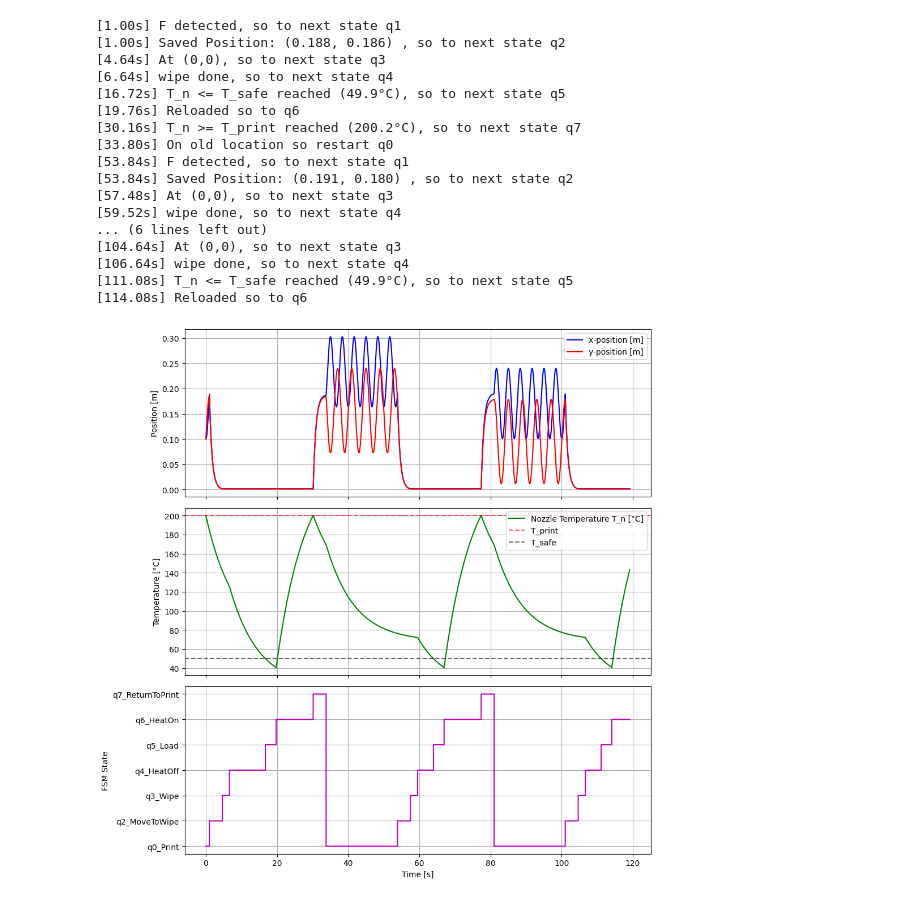
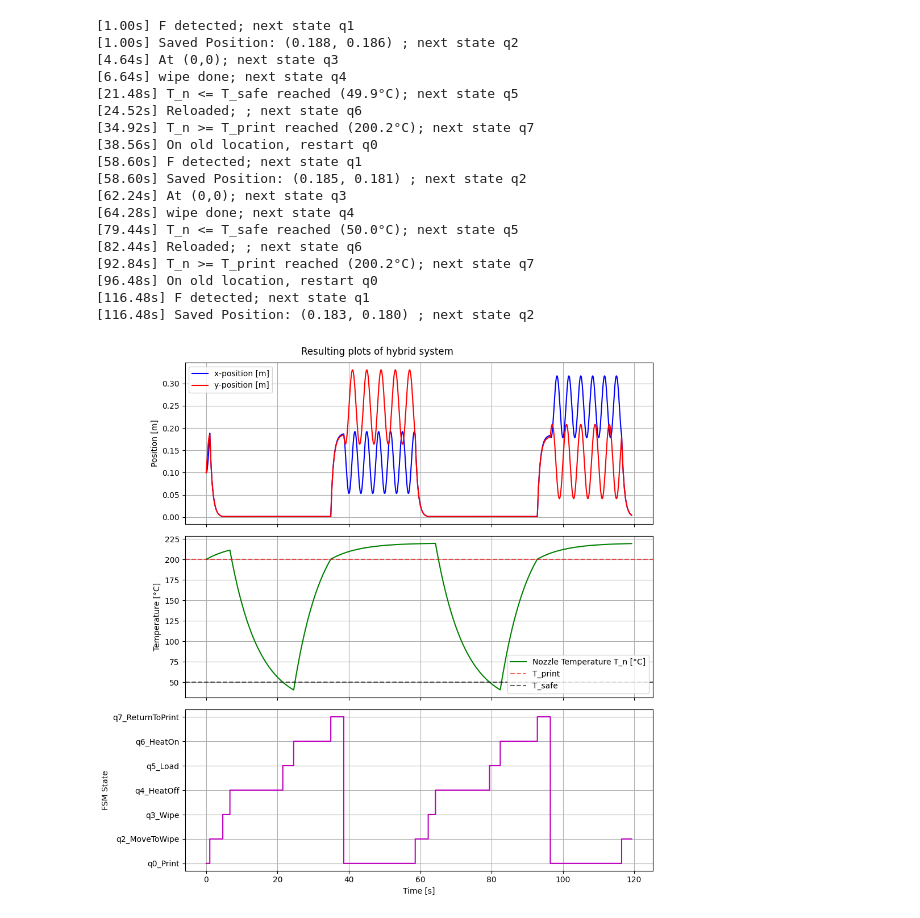
Before and after one commit to JeroenL12/Modelling-of-Dynamical-System---Report, a Jupyter notebook: Hybrid system code.ipynb, the cells around one changed output. Cells and saved outputs as stored; diff of their text form; code cells hidden in the pictures.

```diff
--- a/Hybrid system code.ipynb
+++ b/Hybrid system code.ipynb
@@ -83,38 +83,38 @@ def run_hybrid_simulation():
             omega = 2.0 * np.pi
             ux = 5.0 * np.sin(0.3*omega * t_current)
             uy = 5.0 * np.cos(0.25*omega * t_current)
-            un = 12.0
+            un = 50.0
 
             if t_current >= trigger_F_time:
                 state = 'q1_Save'
                 trigger_F_time = np.inf
-                print(f"[{t_current:.2f}s] F detected, so to next state q1")
+                print(f"[{t_current:.2f}s] F detected; next state q1")
                 continue
 
         elif state == 'q1_Save':
             # Save current location
             x_saved, y_saved = x0[0], x0[3]
             ux, uy, un = 0.0, 0.0, 12.0
-            print(f"[{t_current:.2f}s] Saved Position: ({x_saved:.3f}, {y_saved:.3f}) , so to next state q2")
+            print(f"[{t_current:.2f}s] Saved Position: ({x_saved:.3f}, {y_saved:.3f}) ; next state q2")
             state = 'q2_MoveToWipe'
             continue
 
         elif state == 'q2_MoveToWipe':
             # Drive to (0,0)
             ux, uy = position_controller(x0[0], x0[3], 0.0, 0.0)
-            un = 12.0
+            un = 50.0
             #Guard check near 0,0
             if np.hypot(x0[0], x0[3]) < 0.002 and np.hypot(x0[1], x0[4]) < 0.01:
                 state = 'q3_Wipe'
                 timer_start = t_current
-                print(f"[{t_current:.2f}s] At (0,0), so to next state q3")
+                print(f"[{t_current:.2f}s] At (0,0); next state q3")
                 continue
 
         elif state == 'q3_Wipe':
-            ux, uy, un = 0.0, 0.0, 12.0
+            ux, uy, un = 0.0, 0.0, 50.0
             if t_current - timer_start >= WIPE_TIME:
                 state = 'q4_HeatOff'
-                print(f"[{t_current:.2f}s] wipe done, so to next state q4")
+                print(f"[{t_current:.2f}s] wipe done; next state q4")
                 continue
 
         elif state == 'q4_HeatOff':
@@ -123,14 +123,14 @@ def run_hybrid_simulation():
             if x0[6] <= T_safe:
                 state = 'q5_Load'
                 timer_start = t_current
-                print(f"[{t_current:.2f}s] T_n <= T_safe reached ({x0[6]:.1f}°C), so to next state q5")
+                print(f"[{t_current:.2f}s] T_n <= T_safe reached ({x0[6]:.1f}°C); next state q5")
                 continue
 
         elif state == 'q5_Load':
             ux, uy, un = 0.0, 0.0, 0.0
             if t_current - timer_start >= LOAD_TIME:
                 state = 'q6_HeatOn'
-                print(f"[{t_current:.2f}s] Reloaded so to q6")
+                print(f"[{t_current:.2f}s] Reloaded; ; next state q6")
                 continue
 
         elif state == 'q6_HeatOn':
@@ -138,17 +138,17 @@ def run_hybrid_simulation():
             # Guard check temp is on target level
             if x0[6] >= T_print:
                 state = 'q7_ReturnToPrint'
-                print(f"[{t_current:.2f}s] T_n >= T_print reached ({x0[6]:.1f}°C), so to next state q7")
+                print(f"[{t_current:.2f}s] T_n >= T_print reached ({x0[6]:.1f}°C); next state q7")
                 continue
 
         elif state == 'q7_ReturnToPrint':
             ux, uy = position_controller(x0[0], x0[3], x_saved, y_saved)
-            un = 24.0
+            un = 50.0
             # Guard return to saved position
             if np.hypot(x0[0] - x_saved, x0[3] - y_saved) < 0.002:
                 state = 'q0_Print'
                 trigger_F_time = t_current + 20.0
-                print(f"[{t_current:.2f}s] On old location so restart q0")
+                print(f"[{t_current:.2f}s] On old location, restart q0")
                 continue
 
         dt = 0.04
@@ -168,48 +168,50 @@ def run_hybrid_simulation():
 
 t, x_data, states = run_hybrid_simulation()
 
 fig, axes = plt.subplots(3, 1, figsize=(10, 10), sharex=True)
 
+fig.suptitle('Resulting plots of hybrid system')
 axes[0].plot(t, x_data[:, 0], label='x-position [m]', color='b')
 axes[0].plot(t, x_data[:, 3], label='y-position [m]', color='r')
 axes[0].set_ylabel('Position [m]')
 axes[0].legend()
 axes[0].grid(True)
 
 axes[1].plot(t, x_data[:, 6], label='Nozzle Temperature T_n [°C]', color='g')
 axes[1].axhline(T_print, linestyle='--', color='r', alpha=0.6, label='T_print')
 axes[1].axhline(T_safe, linestyle='--', color='k', alpha=0.6, label='T_safe')
 axes[1].set_ylabel('Temperature [°C]')
 axes[1].legend()
 axes[1].grid(True)
 
 unique_states = sorted(list(set(states)), key=lambda s: states.index(s))
 state_indices = [unique_states.index(s) for s in states]
 axes[2].step(t, state_indices, where='post', color='m')
 axes[2].set_yticks(range(len(unique_states)))
 axes[2].set_yticklabels(unique_states)
 axes[2].set_ylabel('FSM State')
 axes[2].set_xlabel('Time [s]')
 axes[2].grid(True)
 
 plt.tight_layout()
 plt.show()
 # %% [output]
-[1.00s] F detected, so to next state q1
-[1.00s] Saved Position: (0.188, 0.186) , so to next state q2
-[4.64s] At (0,0), so to next state q3
-[6.64s] wipe done, so to next state q4
-[16.72s] T_n <= T_safe reached (49.9°C), so to next state q5
-[19.76s] Reloaded so to q6
-[30.16s] T_n >= T_print reached (200.2°C), so to next state q7
-[33.80s] On old location so restart q0
-[53.84s] F detected, so to next state q1
-[53.84s] Saved Position: (0.191, 0.180) , so to next state q2
-[57.48s] At (0,0), so to next state q3
-[59.52s] wipe done, so to next state q4
-... (6 lines left out)
-[104.64s] At (0,0), so to next state q3
-[106.64s] wipe done, so to next state q4
-[111.08s] T_n <= T_safe reached (49.9°C), so to next state q5
-[114.08s] Reloaded so to q6
+[1.00s] F detected; next state q1
+[1.00s] Saved Position: (0.188, 0.186) ; next state q2
+[4.64s] At (0,0); next state q3
+[6.64s] wipe done; next state q4
+[21.48s] T_n <= T_safe reached (49.9°C); next state q5
+[24.52s] Reloaded; ; next state q6
+[34.92s] T_n >= T_print reached (200.2°C); next state q7
+[38.56s] On old location, restart q0
+[58.60s] F detected; next state q1
+[58.60s] Saved Position: (0.185, 0.181) ; next state q2
+[62.24s] At (0,0); next state q3
+[64.28s] wipe done; next state q4
+[79.44s] T_n <= T_safe reached (50.0°C); next state q5
+[82.44s] Reloaded; ; next state q6
+[92.84s] T_n >= T_print reached (200.2°C); next state q7
+[96.48s] On old location, restart q0
+[116.48s] F detected; next state q1
+[116.48s] Saved Position: (0.183, 0.180) ; next state q2
-[figure, old version]
+[figure, new version]
```
